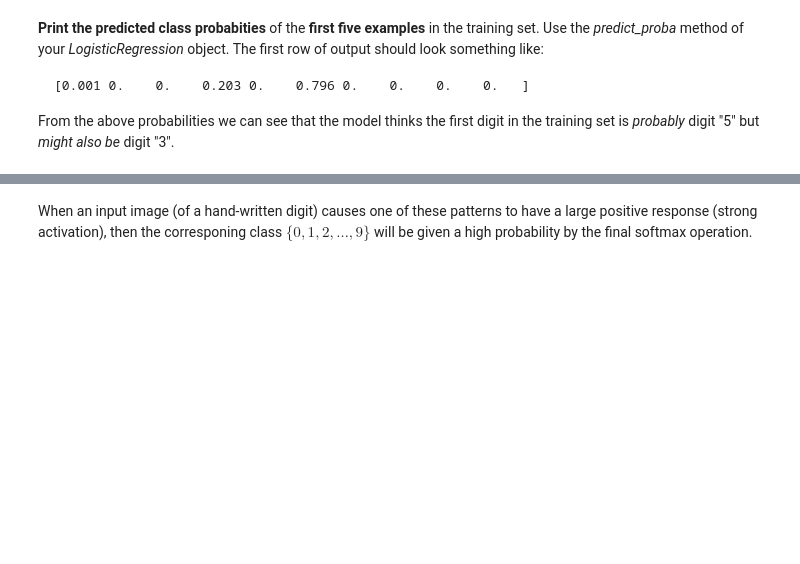
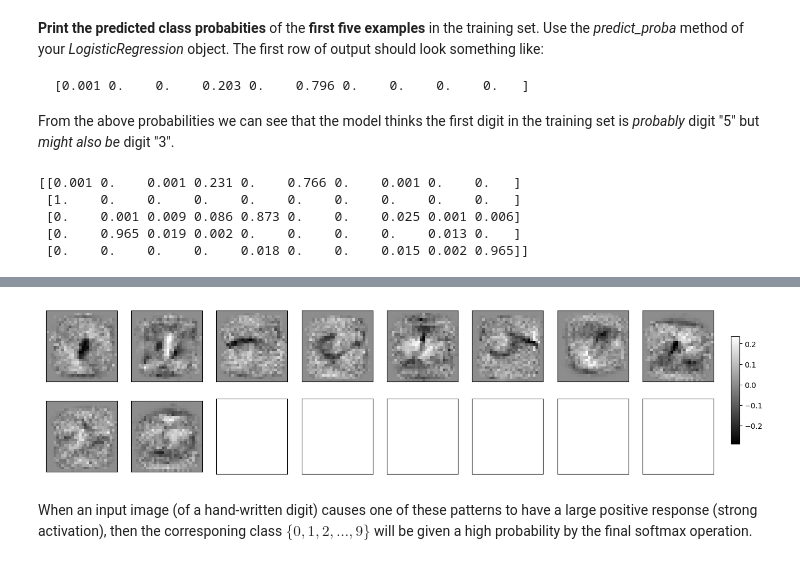
Before and after one commit to KrisTheCanadian/COMP-432-Labs, a Jupyter notebook: Lab5/lab5-exercises.ipynb, the cells around one changed output, grey strips where cells are left out. Saved outputs shown, nothing was run; the diff lists cells and outputs as text; code cells hidden in the pictures; blank space fills up the shorter version.

```diff
--- a/Lab5/lab5-exercises.ipynb
+++ b/Lab5/lab5-exercises.ipynb
@@ -112,6 +137,7 @@ Notice that the pixels in the center tend to be scaled down more than the pixels
 Train a **[LogisticRegression](https://scikit-learn.org/stable/modules/generated/sklearn.linear_model.LogisticRegression.html)** object to classify MNIST digits. Use *random_state*=0 and default settings otherwise.
 # %%
 # Your code here. Aim for 2-3 lines.
+logistic_reg = sklearn.linear_model.LogisticRegression(random_state=0,penalty='l2',C=.01).fit(X_trn, y_trn)
 # %% [markdown]
 You can use the **[score](https://scikit-learn.org/stable/modules/generated/sklearn.linear_model.LogisticRegression.html#sklearn.linear_model.LogisticRegression.score)** method of the *LogisticRegression* object to compute the accuracy as a number in the range $[0.0, 1.0]$. Figure out how to convert that number (e.g., 0.934) into an error rate percentage (e.g., 6.6%).
 
@@ -132,6 +163,13 @@ How does the testing error rate you see compare to some of the error rates menti
 From the above probabilities we can see that the model thinks the first digit in the training set is *probably* digit "5" but *might also be* digit "3".
 # %%
 # Your code here. Aim for 1-2 lines.
+print(logistic_reg.predict_proba(X_trn[:5]))
+# %% [output]
+[[0.001 0.    0.001 0.231 0.    0.766 0.    0.001 0.    0.   ]
+ [1.    0.    0.    0.    0.    0.    0.    0.    0.    0.   ]
+ [0.    0.001 0.009 0.086 0.873 0.    0.    0.025 0.001 0.006]
+ [0.    0.965 0.019 0.002 0.    0.    0.    0.    0.013 0.   ]
+ [0.    0.    0.    0.    0.018 0.    0.    0.015 0.002 0.965]]
 # %% [markdown]
 <div style="border-bottom: 3px solid black; margin-bottom:5px"></div>
 
@@ -150,6 +188,9 @@ Notice how the pattern for "0" is has strong negative weights in the center: tha
 **Write a few lines of code** to plot the weights and see what patterns they contain. You should see ten patterns. (Don't worry if the last few grid entries are just white boxes.)
 # %%
 # Your code here. Aim for 1-2 lines.
+plot_matrix_grid(logistic_reg.coef_.reshape(-1,28,28))
+# %% [output]
+[figure, added]
 # %% [markdown]
 When an input image (of a hand-written digit) causes one of these patterns to have a large positive response (strong activation), then the corresponing class $\{0, 1, 2, \ldots, 9\}$ will be given a high probability by the final softmax operation.
 # %% [markdown]
```
Also changed, not shown: parts of 27 cells of this notebook, 2 other files.
